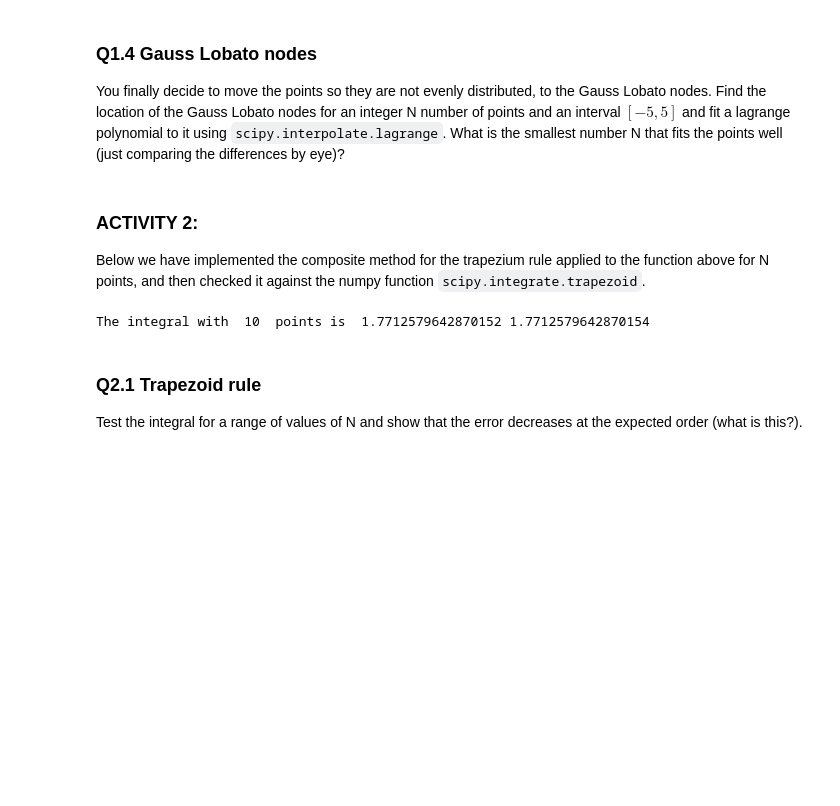
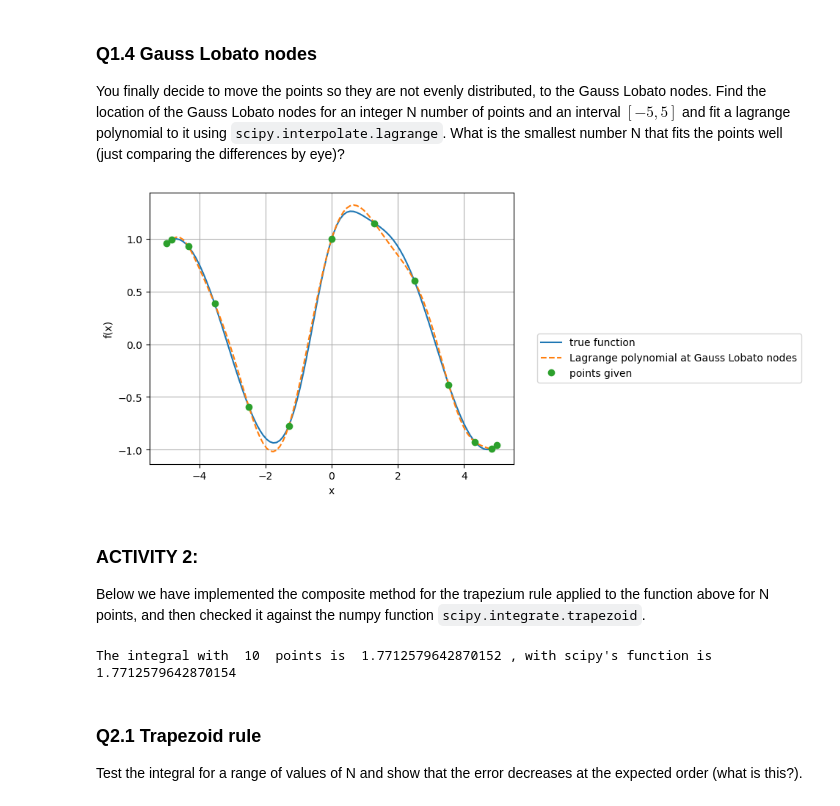
Before and after one commit to VeatrikiVas/TopicsInSciComp, a Jupyter notebook: Notebooks/Week9_LabExercises.ipynb, the cells around one changed output. Saved outputs shown, nothing was run; the diff lists cells and outputs as text; code cells hidden in the pictures; blank space fills up the shorter version.

```diff
--- a/Notebooks/Week9_LabExercises.ipynb
+++ b/Notebooks/Week9_LabExercises.ipynb
@@ -208,6 +208,28 @@ plt.grid();
 You finally decide to move the points so they are not evenly distributed, to the Gauss Lobato nodes. Find the location of the Gauss Lobato nodes for an integer N number of points and an interval $[-5,5]$ and fit a lagrange polynomial to it using `scipy.interpolate.lagrange`. What is the smallest number N that fits the points well (just comparing the differences by eye)?
 # %%
 # Your code here...
+N = 12 # number of points
+#N = 18 gives the best fit
+# Gauss Lobato nodes are the zeros of the Chebyshev polynomials
+indices = np.arange(N+1)
+u_points = np.cos(np.pi * indices / N)
+x_points = (5.0 - (-5.0))/2.0 * u_points + (-5.0 + 5.0)/2.0
+y_points = get_y_test_function(x_points)
+
+# Fit the colocation polynomial
+lagrange_polynomial = lagrange(x_points, y_points)
+
+# Plots
+x_true = np.linspace(5.0, -5.0 ,100)
+plt.plot(x_true, get_y_test_function(x_true), '-', label="true function")
+plt.plot(x_true, lagrange_polynomial(x_true), '--', label="Lagrange polynomial at Gauss Lobato nodes")
+plt.plot(x_points, y_points, 'o', label="points given")
+plt.xlabel("x")
+plt.ylabel("f(x)")
+plt.legend(bbox_to_anchor=(1.05, 0.5))
+plt.grid();
+# %% [output]
+[figure, added]
 # %% [markdown]
 ### ACTIVITY 2:
 
@@ -223,7 +245,7 @@ def get_test_integral(a_num_points) :
     x_integration = np.linspace(a , b,  a_num_points)
     y_integration = get_y_test_function(x_integration)
     dx = (b - a) / (a_num_points - 1)
-    integral = (dx/2)*(y_integration[0] + 2 * sum(y_integration[1:a_num_points-1])
+    integral = (dx/2)*(y_integration[0] + 2 * sum(y_integration[1:a_num_points-1]) #composite trapezoid rule
                        + y_integration[a_num_points-1])
     return integral
 
@@ -234,9 +256,9 @@ x_integration = np.linspace(a , b,  N)
 y_integration = get_y_test_function(x_integration)
 integral_scipy = trapezoid(y_integration,x_integration)
 
-print("The integral with ", N, " points is ", integral, integral_scipy)
+print("The integral with ", N, " points is ", integral, ", with scipy's function is ", integral_scipy)
 # %% [output]
-The integral with  10  points is  1.7712579642870152 1.7712579642870154
+The integral with  10  points is  1.7712579642870152 , with scipy's function is  1.7712579642870154
 # %% [markdown]
 ### Q2.1 Trapezoid rule
 
```
Also changed, not shown: parts of 7 cells of this notebook.
